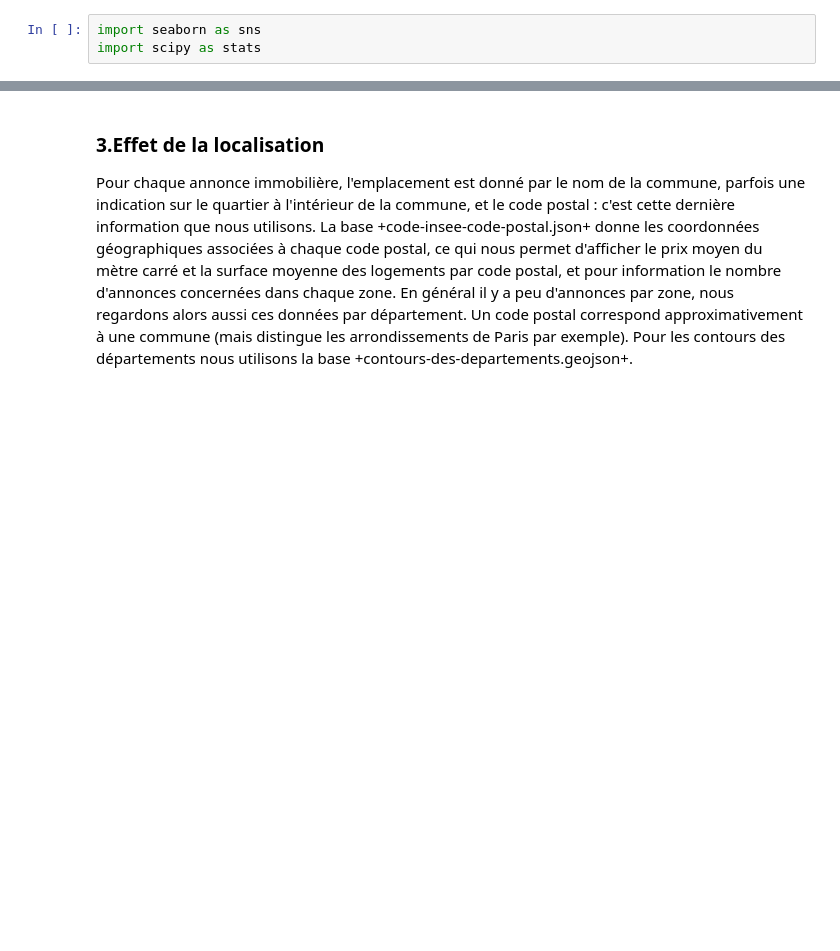
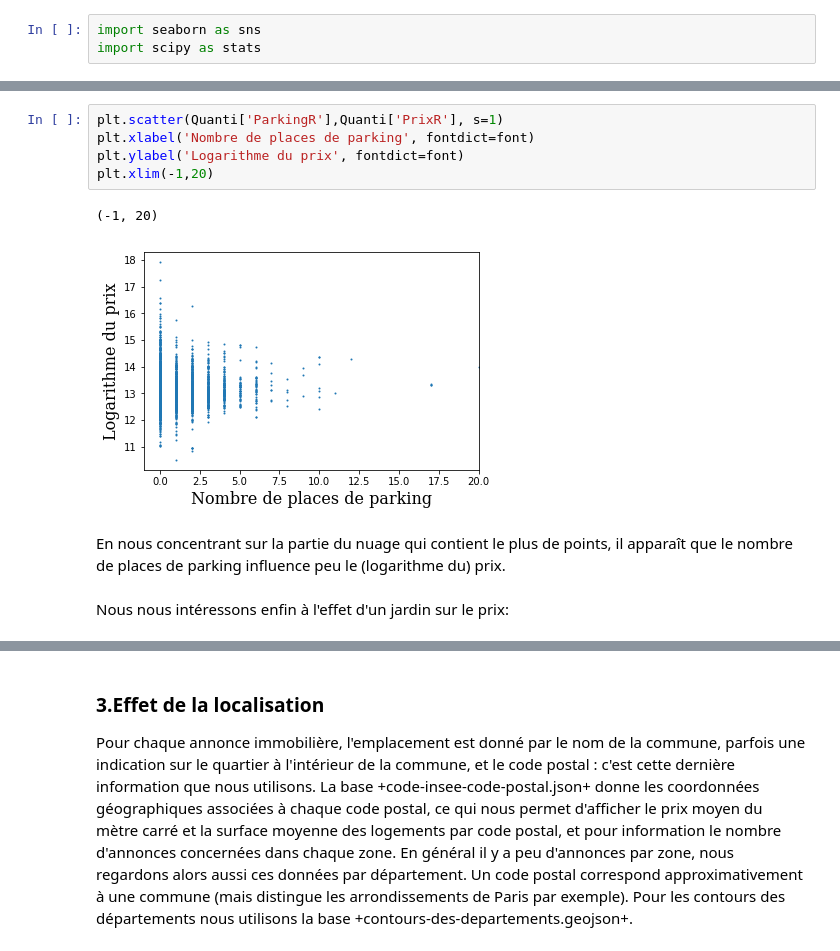
Before and after one commit to Claire-Alais/ProjetPython-Immobilier, a Jupyter notebook: main.ipynb, the cells around one changed output, grey strips where cells are left out. Saved outputs shown, nothing was run; the diff lists cells and outputs as text; blank space fills up the shorter version.

```diff
--- a/main.ipynb
+++ b/main.ipynb
@@ -412,0 +426,12 @@ sns.pairplot(Quanti)
+# %%
+plt.scatter(Quanti['ParkingR'],Quanti['PrixR'], s=1)
+plt.xlabel('Nombre de places de parking', fontdict=font)
+plt.ylabel('Logarithme du prix', fontdict=font)
+plt.xlim(-1,20)
+# %% [output]
+(-1, 20)
+[figure, added]
+# %% [markdown]
+En nous concentrant sur la partie du nuage qui contient le plus de points, il apparaît que le nombre de places de parking influence peu le (logarithme du) prix.
+# %% [markdown]
+Nous nous intéressons enfin à l'effet d'un jardin sur le prix:
```
Also changed, not shown: parts of 6 cells of this notebook.
